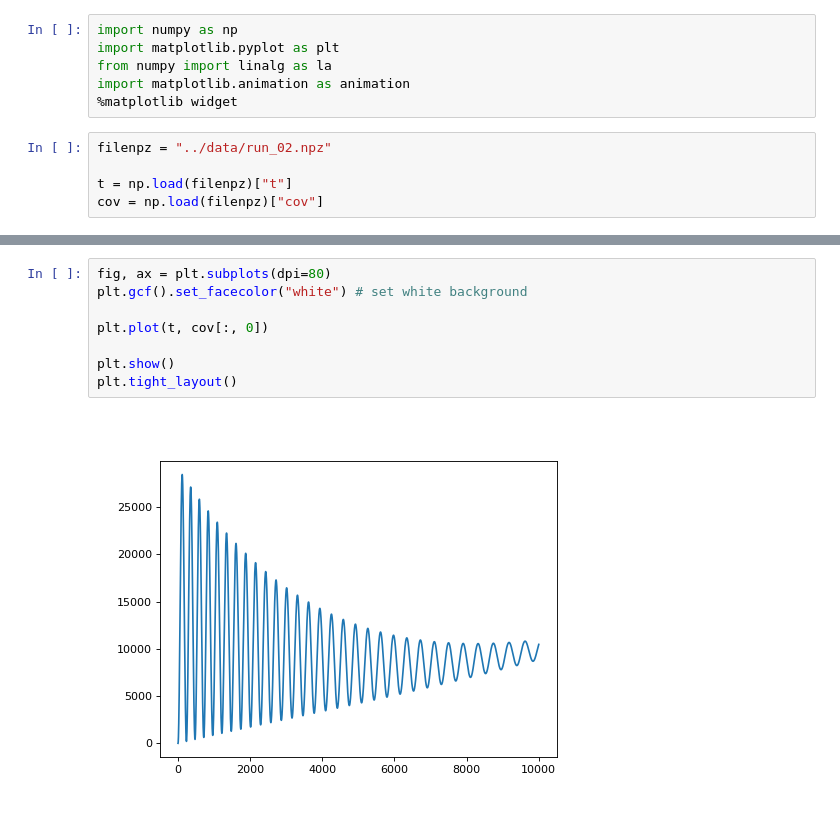
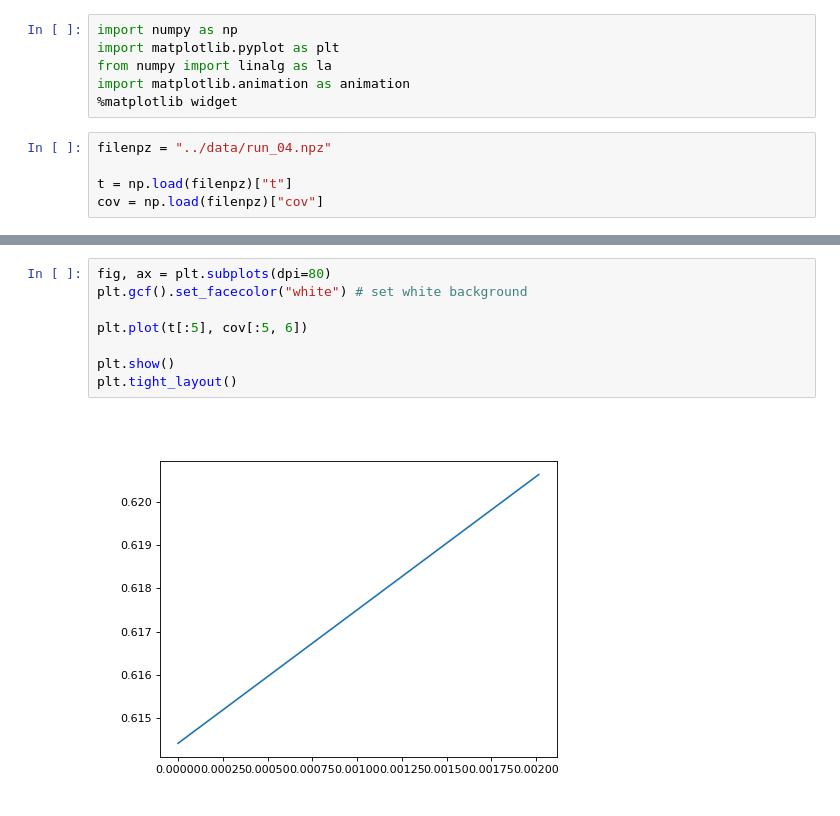
Before and after one commit to mekise/QuantumStirlingEngine, a Jupyter notebook: notebooks/plot.ipynb, the cells around one changed output, grey strips where cells are left out. Drawn from its saved outputs; the diff is of its cells as text.

```diff
--- a/notebooks/plot.ipynb
+++ b/notebooks/plot.ipynb
@@ -5,7 +5,7 @@ from numpy import linalg as la
 import matplotlib.animation as animation
 %matplotlib widget
 # %%
-filenpz = "../data/run_02.npz"
+filenpz = "../data/run_04.npz"
 
 t = np.load(filenpz)["t"]
 cov = np.load(filenpz)["cov"]
@@ -38,10 +38,10 @@ plt.tight_layout()
 # %%
 fig, ax = plt.subplots(dpi=80)
 plt.gcf().set_facecolor("white") # set white background
 
-plt.plot(t, cov[:, 0])
+plt.plot(t[:5], cov[:5, 6])
 
 plt.show()
 plt.tight_layout()
 # %% [output]
-[figure, old version]
+[figure, new version]
```
Also changed, not shown: parts of 1 cell of this notebook, 1 other file.
